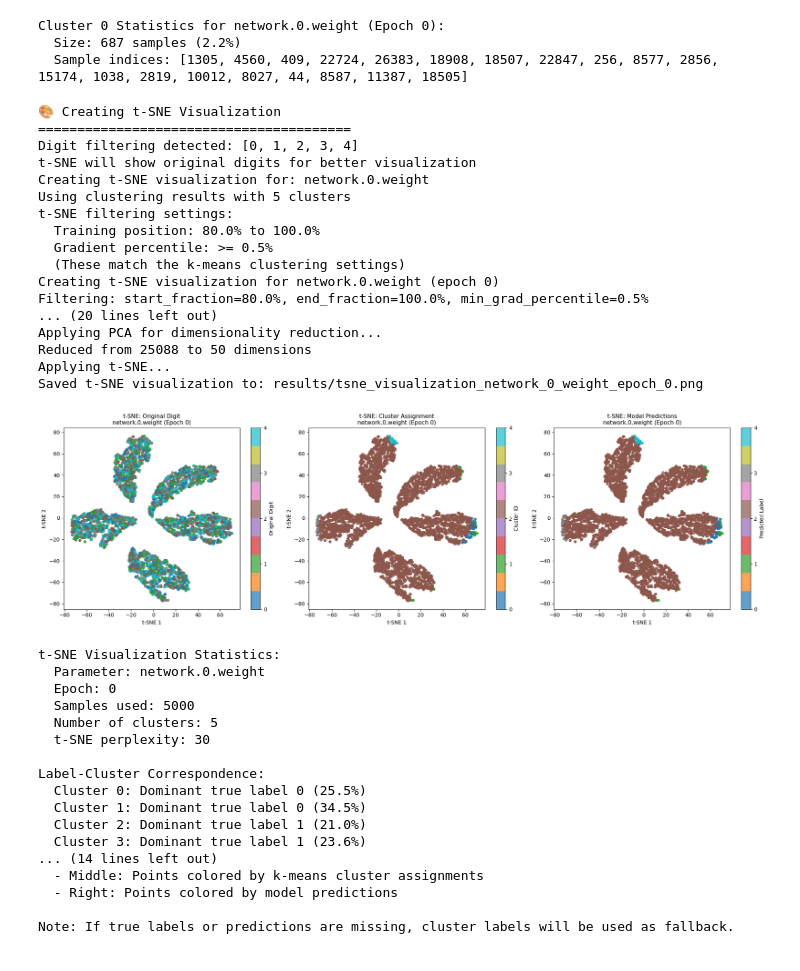
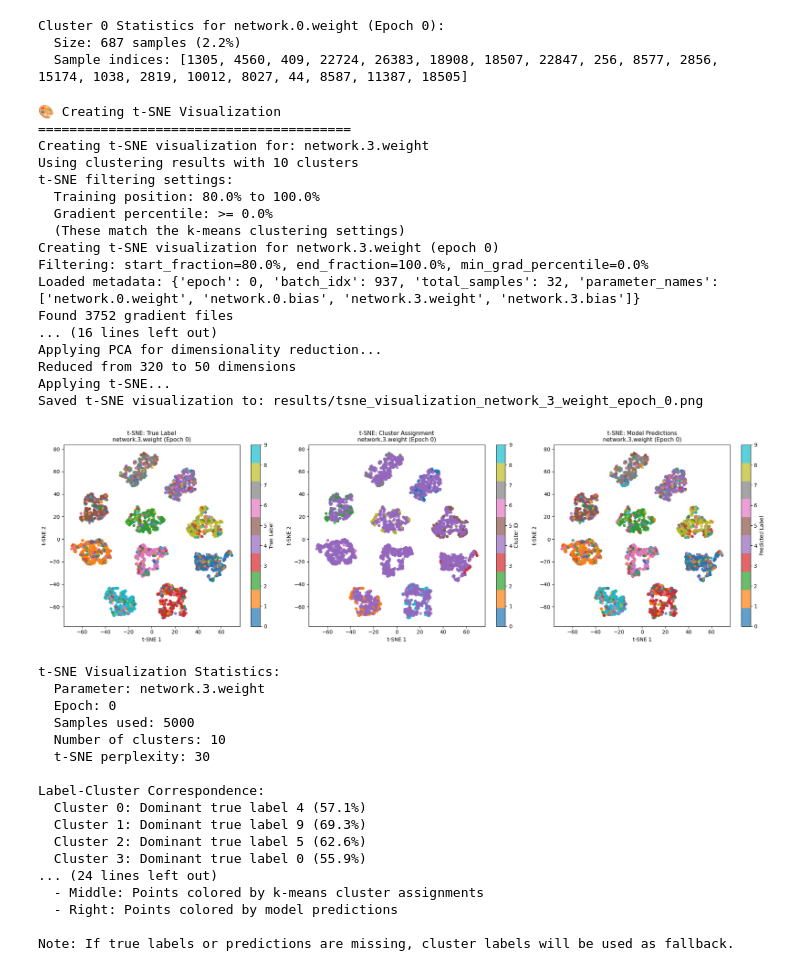
Before and after one commit to jacobcd52/shard_discovery, a Jupyter notebook: inspect_gradients.ipynb, the cells around one changed output. Saved outputs shown, nothing was run; the diff lists cells and outputs as text; code cells hidden in the pictures.

```diff
--- a/inspect_gradients.ipynb
+++ b/inspect_gradients.ipynb
@@ -58,20 +58,15 @@ if 'stacked_gradients' in locals() and stacked_gradients:
     config = Config()
 
     # Pick a parameter to analyze (you can change this)
-    param_name = list(stacked_gradients.keys())[0]
+    param_name = list(stacked_gradients.keys())[2]
     gradients_tensor = stacked_gradients[param_name]
 
     print(f"Analyzing parameter: {param_name}")
     print(f"Gradient tensor shape: {gradients_tensor.shape}")
 
     # Automatically determine number of clusters based on filtering
-    if config.filter_digits is not None:
-        n_clusters = len(config.filter_digits)
-        print(f"Digit filtering detected: {config.filter_digits}")
-        print(f"Automatically setting n_clusters = {n_clusters} to match filtered digits")
-    else:
-        n_clusters = 10  # Default for all digits
-        print("No digit filtering - using default n_clusters = 10")
+    n_clusters = 10  # Default for all digits
+    print("No digit filtering - using default n_clusters = 10")
 
     # Perform k-means clustering (with progress bar)
     print(f"\n2. Performing GPU-accelerated k-means clustering with {n_clusters} clusters...")
@@ -150,11 +143,6 @@ print("=" * 40)
 
 # Load config to check for digit filtering
 config = Config()
-if config.filter_digits is not None:
-    print(f"Digit filtering detected: {config.filter_digits}")
-    print("t-SNE will show original digits for better visualization")
-else:
-    print("No digit filtering - showing all digits")
 
 # Use the same parameter and clustering results from Cell 2
 print(f"Creating t-SNE visualization for: {param_name}")
@@ -166,7 +154,7 @@ print(f"Using clustering results with {clustering_results['n_clusters']} cluster
 # Filtering parameters (adjust these as needed)
 start_fraction = 0.8    # Start from 20% through training (skip early samples)
 end_fraction = 1.0      # Use samples up to 100% (end of training)
-min_grad_percentile = 0.5  # Only use samples with gradient norm >= 0.5th percentile
+min_grad_percentile = 0.0  # Only use samples with gradient norm >= 0.5th percentile
 
 print(f"t-SNE filtering settings:")
 print(f"  Training position: {start_fraction:.1%} to {end_fraction:.1%}")
@@ -175,57 +163,57 @@ print(f"  (These match the k-means clustering settings)")
 
 visualize_tsne_gradients(
     clustering_results=clustering_results,
     param_name=param_name,
     epoch=EPOCH_TO_LOAD,
     data_dir=GRADIENTS_DIR,
     n_samples=5000,  # Use 5000 samples for good performance
     perplexity=30,   # Good default for t-SNE
     random_state=42, # For reproducibility
     figsize=(20, 6), # Wide figure to show all three plots
     config=config,   # Pass config for filtering info
     start_fraction=start_fraction,        # Filter by training position
     end_fraction=end_fraction,            # Filter by training position
     min_grad_percentile=min_grad_percentile  # Filter by gradient norm
 )
 
 print("\n✅ t-SNE visualization completed!")
 print("The visualization shows:")
 print("  - Left: Points colored by true MNIST digit labels (original digits if filtered)")
 print("  - Middle: Points colored by k-means cluster assignments")
 print("  - Right: Points colored by model predictions")
 print("\nNote: If true labels or predictions are missing, cluster labels will be used as fallback.")
 # %% [output]
 🎨 Creating t-SNE Visualization
 ========================================
-Digit filtering detected: [0, 1, 2, 3, 4]
-t-SNE will show original digits for better visualization
-Creating t-SNE visualization for: network.0.weight
-Using clustering results with 5 clusters
+Creating t-SNE visualization for: network.3.weight
+Using clustering results with 10 clusters
 t-SNE filtering settings:
   Training position: 80.0% to 100.0%
-  Gradient percentile: >= 0.5%
+  Gradient percentile: >= 0.0%
   (These match the k-means clustering settings)
-Creating t-SNE visualization for network.0.weight (epoch 0)
-Filtering: start_fraction=80.0%, end_fraction=100.0%, min_grad_percentile=0.5%
-... (20 lines left out)
+Creating t-SNE visualization for network.3.weight (epoch 0)
+Filtering: start_fraction=80.0%, end_fraction=100.0%, min_grad_percentile=0.0%
+Loaded metadata: {'epoch': 0, 'batch_idx': 937, 'total_samples': 32, 'parameter_names': ['network.0.weight', 'network.0.bias', 'network.3.weight', 'network.3.bias']}
+Found 3752 gradient files
+... (16 lines left out)
 Applying PCA for dimensionality reduction...
-Reduced from 25088 to 50 dimensions
+Reduced from 320 to 50 dimensions
 Applying t-SNE...
-Saved t-SNE visualization to: results/tsne_visualization_network_0_weight_epoch_0.png
+Saved t-SNE visualization to: results/tsne_visualization_network_3_weight_epoch_0.png
-[figure, old version]
+[figure, new version]
 t-SNE Visualization Statistics:
-  Parameter: network.0.weight
+  Parameter: network.3.weight
   Epoch: 0
   Samples used: 5000
-  Number of clusters: 5
+  Number of clusters: 10
   t-SNE perplexity: 30
 
 Label-Cluster Correspondence:
-  Cluster 0: Dominant true label 0 (25.5%)
-  Cluster 1: Dominant true label 0 (34.5%)
-  Cluster 2: Dominant true label 1 (21.0%)
-  Cluster 3: Dominant true label 1 (23.6%)
-... (14 lines left out)
+  Cluster 0: Dominant true label 4 (57.1%)
+  Cluster 1: Dominant true label 9 (69.3%)
+  Cluster 2: Dominant true label 5 (62.6%)
+  Cluster 3: Dominant true label 0 (55.9%)
+... (24 lines left out)
   - Middle: Points colored by k-means cluster assignments
   - Right: Points colored by model predictions
 
```
Also changed, not shown: parts of 3 cells of this notebook, 11 other files.
